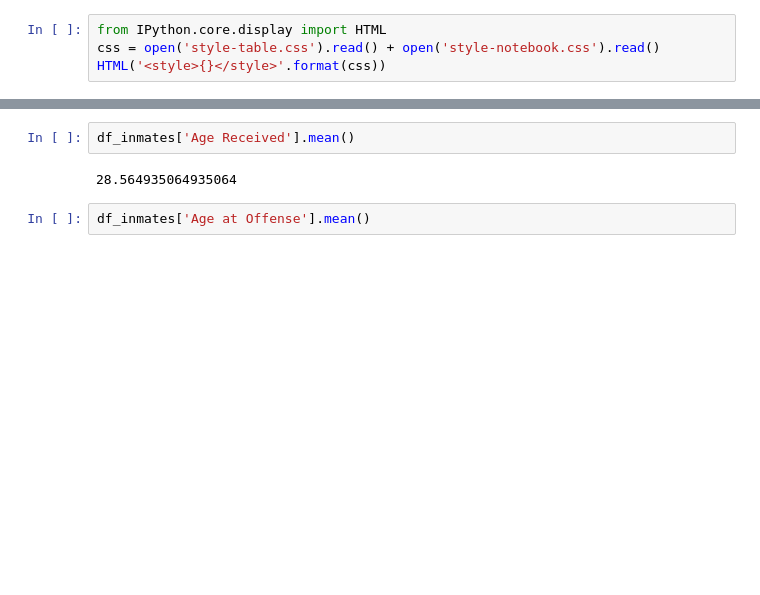
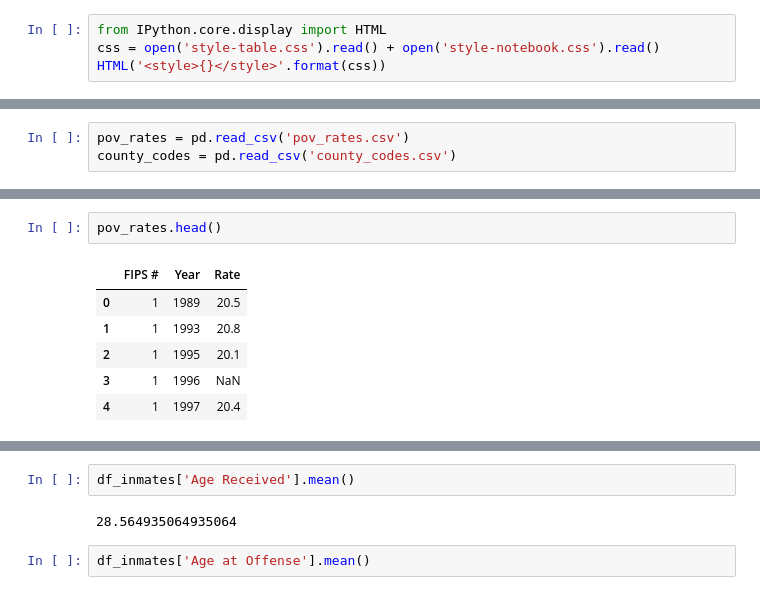
Before and after one commit to allanmc0913/Executions-and-Poverty-in-Texas, a Jupyter notebook: Executed Inmates Data Analysis.ipynb, the cells around one changed output, grey strips where cells are left out. Drawn from its saved outputs; the diff is of its cells as text; blank space fills up the shorter version.

Commit message:
pulled data from all counties/years and more ipynb updates. not done yet

```diff
--- a/Executed Inmates Data Analysis.ipynb
+++ b/Executed Inmates Data Analysis.ipynb
@@ -25,0 +37,3 @@ df_inmates.head()
+# %%
+pov_rates = pd.read_csv('pov_rates.csv')
+county_codes = pd.read_csv('county_codes.csv')
@@ -25,0 +49,9 @@ df_inmates.head()
+# %%
+pov_rates.head()
+# %% [output]
+|  | FIPS # | Year | Rate |
+| 0 | 1 | 1989 | 20.5 |
+| 1 | 1 | 1993 | 20.8 |
+| 2 | 1 | 1995 | 20.1 |
+| 3 | 1 | 1996 | NaN |
+| 4 | 1 | 1997 | 20.4 |
```
Also changed, not shown: parts of 17 cells of this notebook, 3 other files.
